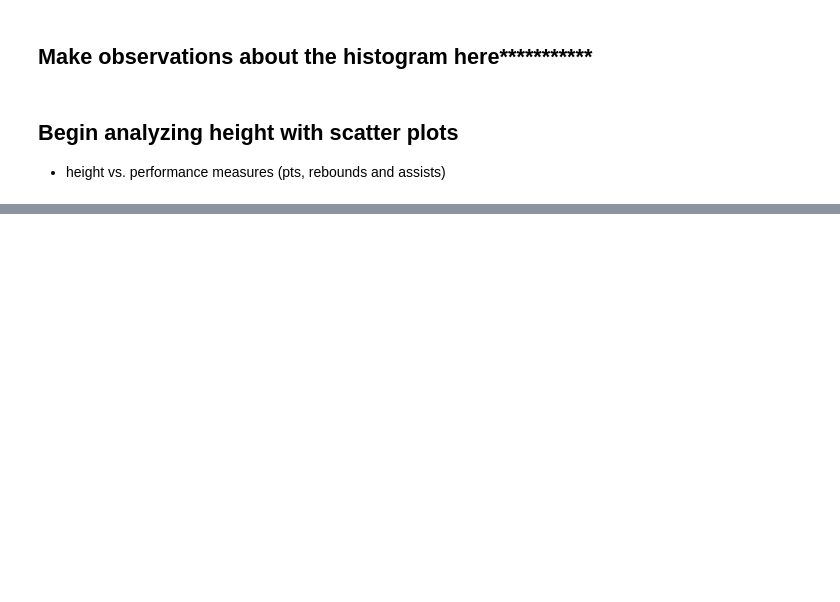
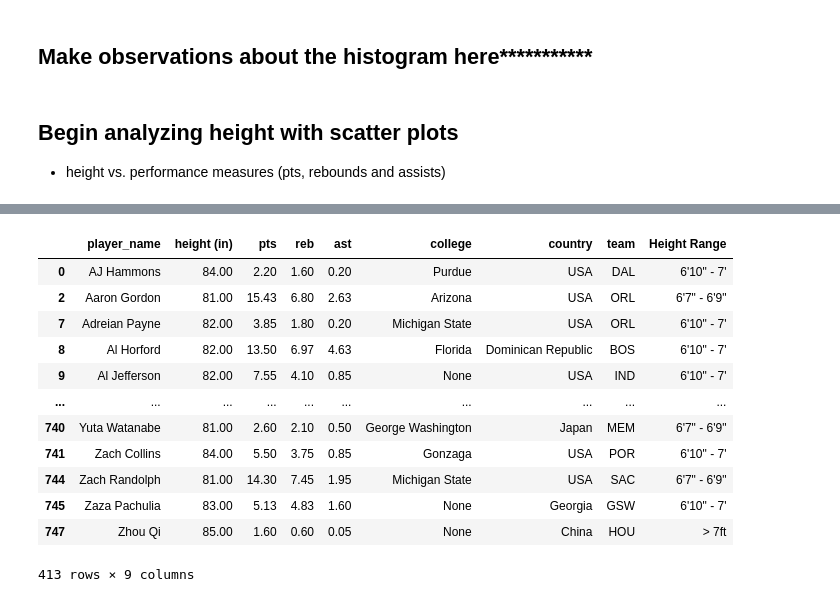
Before and after one commit to ic17rey/butler-groupA-project1, a Jupyter notebook: nba_height_project_analysis.ipynb, the cells around one changed output, grey strips where cells are left out. Saved outputs shown, nothing was run; the diff lists cells and outputs as text; code cells hidden in the pictures; blank space fills up the shorter version.

```diff
--- a/nba_height_project_analysis.ipynb
+++ b/nba_height_project_analysis.ipynb
@@ -384,0 +549,18 @@ nba_stats_heights_below_mean_df
+# %%
+#create chart showing rebounds players taller than average
+heights_above_mean_df = nba_stats_df.loc[nba_stats_df["height (in)"] >= (mean_heights_numpy)]
+heights_above_mean_df
+# %% [output]
+|  | player_name | height (in) | pts | reb | ast | college | country | team | Height Range |
+| 0 | AJ Hammons | 84.00 | 2.20 | 1.60 | 0.20 | Purdue | USA | DAL | 6'10" - 7' |
+| 2 | Aaron Gordon | 81.00 | 15.43 | 6.80 | 2.63 | Arizona | USA | ORL | 6'7" - 6'9" |
+| 7 | Adreian Payne | 82.00 | 3.85 | 1.80 | 0.20 | Michigan State | USA | ORL | 6'10" - 7' |
+| 8 | Al Horford | 82.00 | 13.50 | 6.97 | 4.63 | Florida | Dominican Republic | BOS | 6'10" - 7' |
+| 9 | Al Jefferson | 82.00 | 7.55 | 4.10 | 0.85 | None | USA | IND | 6'10" - 7' |
+| ... | ... | ... | ... | ... | ... | ... | ... | ... | ... |
+| 740 | Yuta Watanabe | 81.00 | 2.60 | 2.10 | 0.50 | George Washington | Japan | MEM | 6'7" - 6'9" |
+| 741 | Zach Collins | 84.00 | 5.50 | 3.75 | 0.85 | Gonzaga | USA | POR | 6'10" - 7' |
+| 744 | Zach Randolph | 81.00 | 14.30 | 7.45 | 1.95 | Michigan State | USA | SAC | 6'7" - 6'9" |
+| 745 | Zaza Pachulia | 83.00 | 5.13 | 4.83 | 1.60 | None | Georgia | GSW | 6'10" - 7' |
+| 747 | Zhou Qi | 85.00 | 1.60 | 0.60 | 0.05 | None | China | HOU | > 7ft |
+413 rows × 9 columns
```
Also changed, not shown: parts of 21 cells of this notebook, 1 other file.
